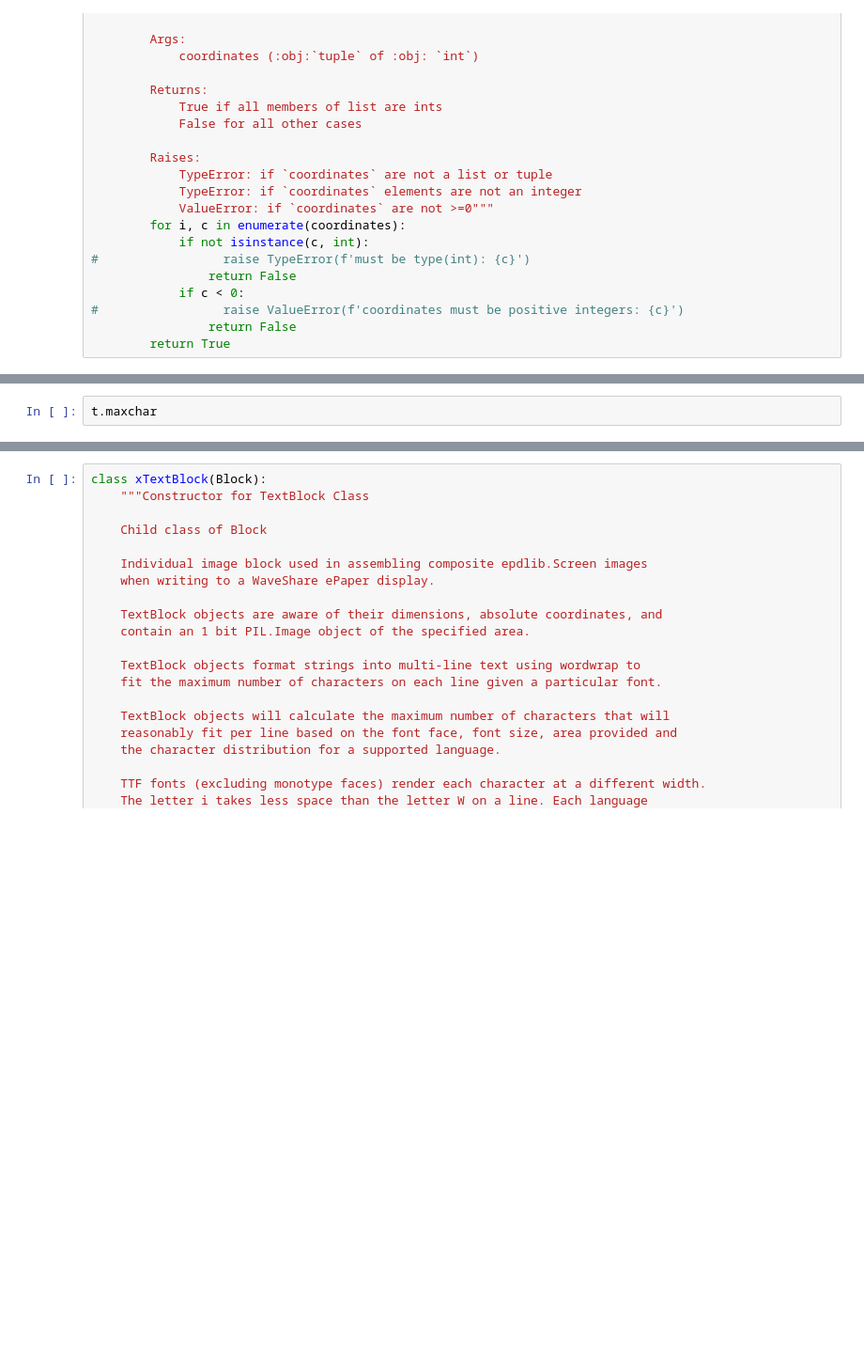
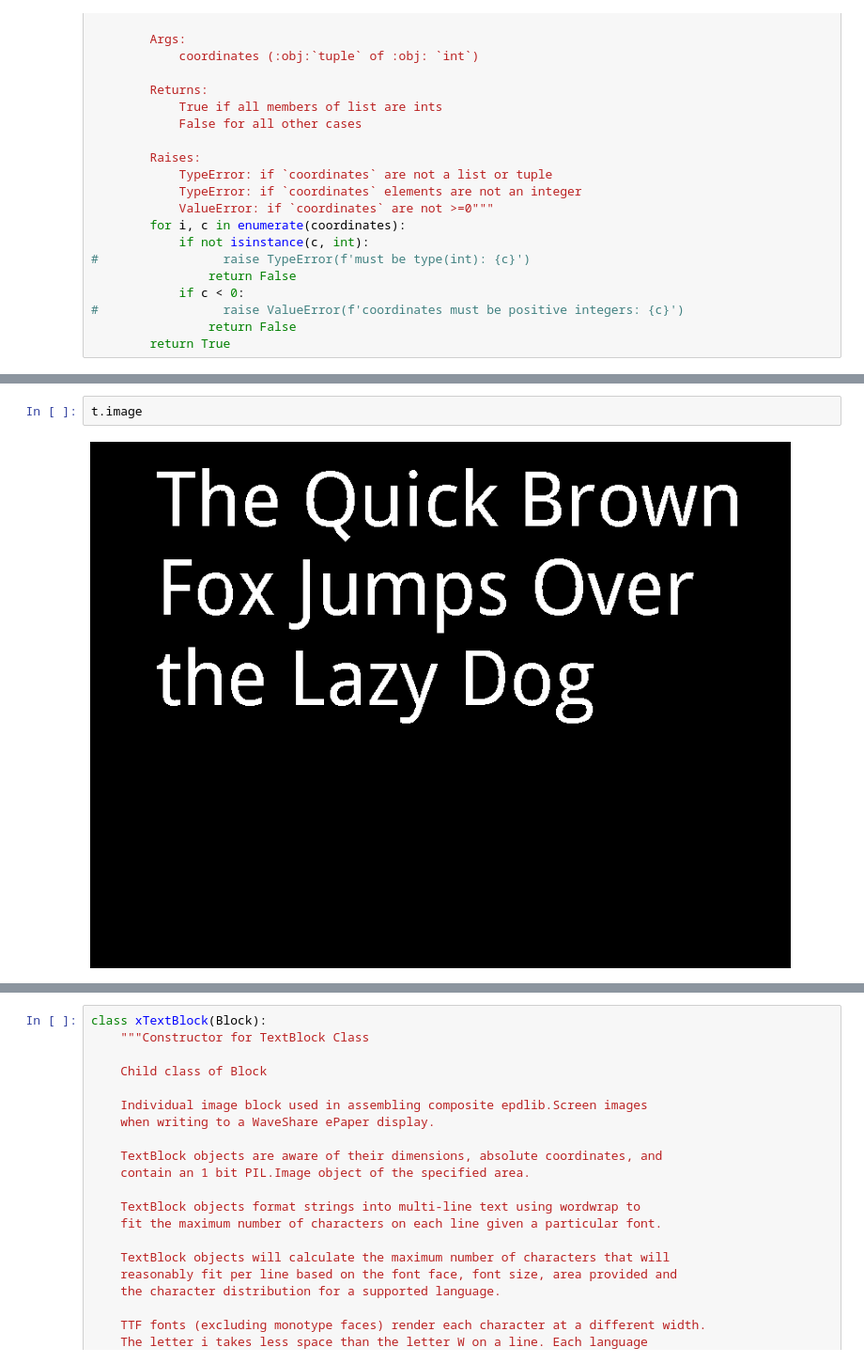
Before and after one commit to txoof/epdlib, a Jupyter notebook: epdlib/Block.ipynb, the cells around one changed output, grey strips where cells are left out. Shown at 94% size. Saved outputs shown, nothing was run; the diff lists cells and outputs as text; blank space fills up the shorter version.

```diff
--- a/epdlib/Block.ipynb
+++ b/epdlib/Block.ipynb
@@ -525,2 +692,4 @@ AttributeError: 'TextBlock' object has no attribute '_maxchar'
 # %%
-t.maxchar
+t.image
+# %% [output]
+[figure, added]
```
Also changed, not shown: parts of 6 cells of this notebook.
